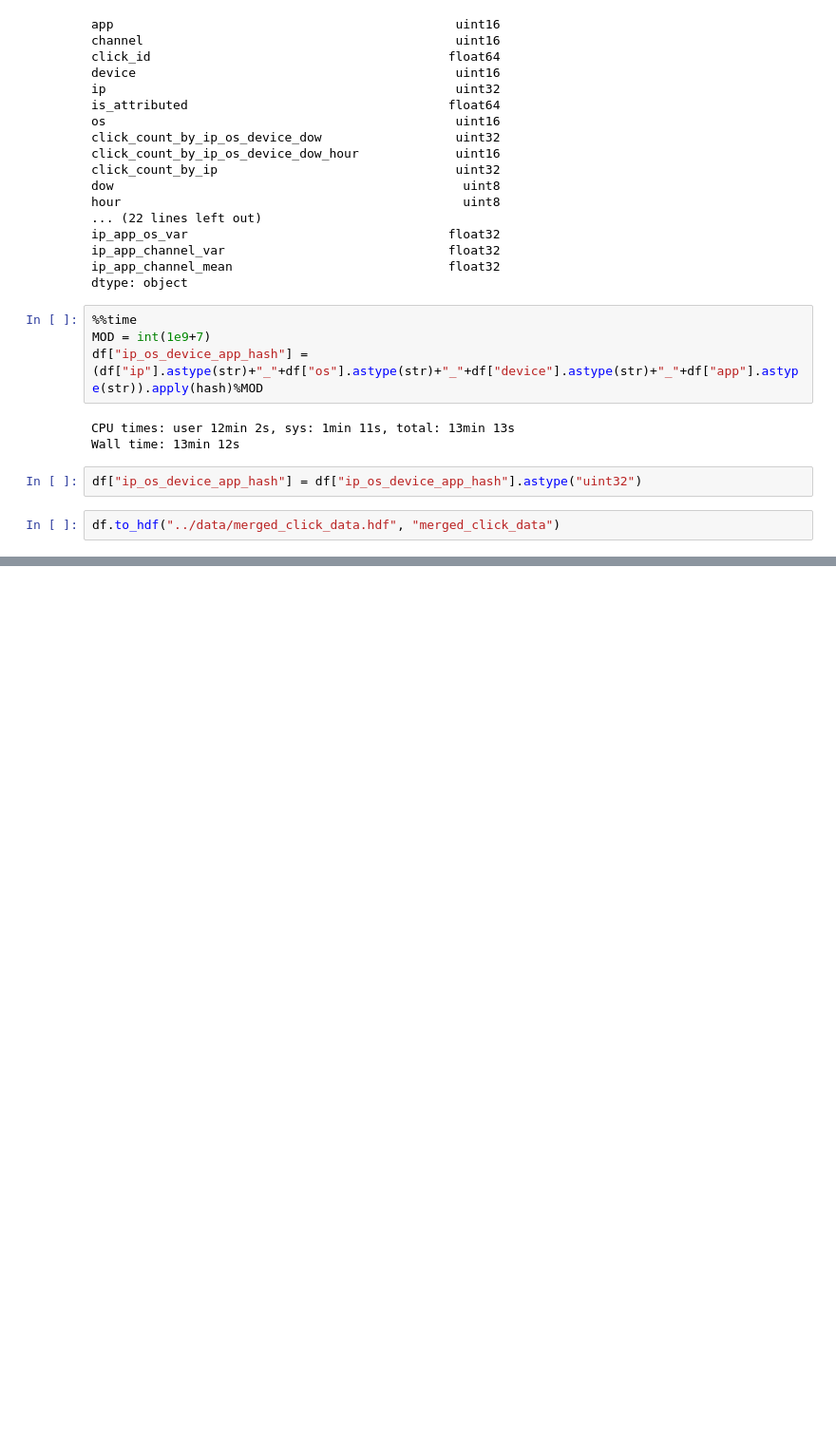
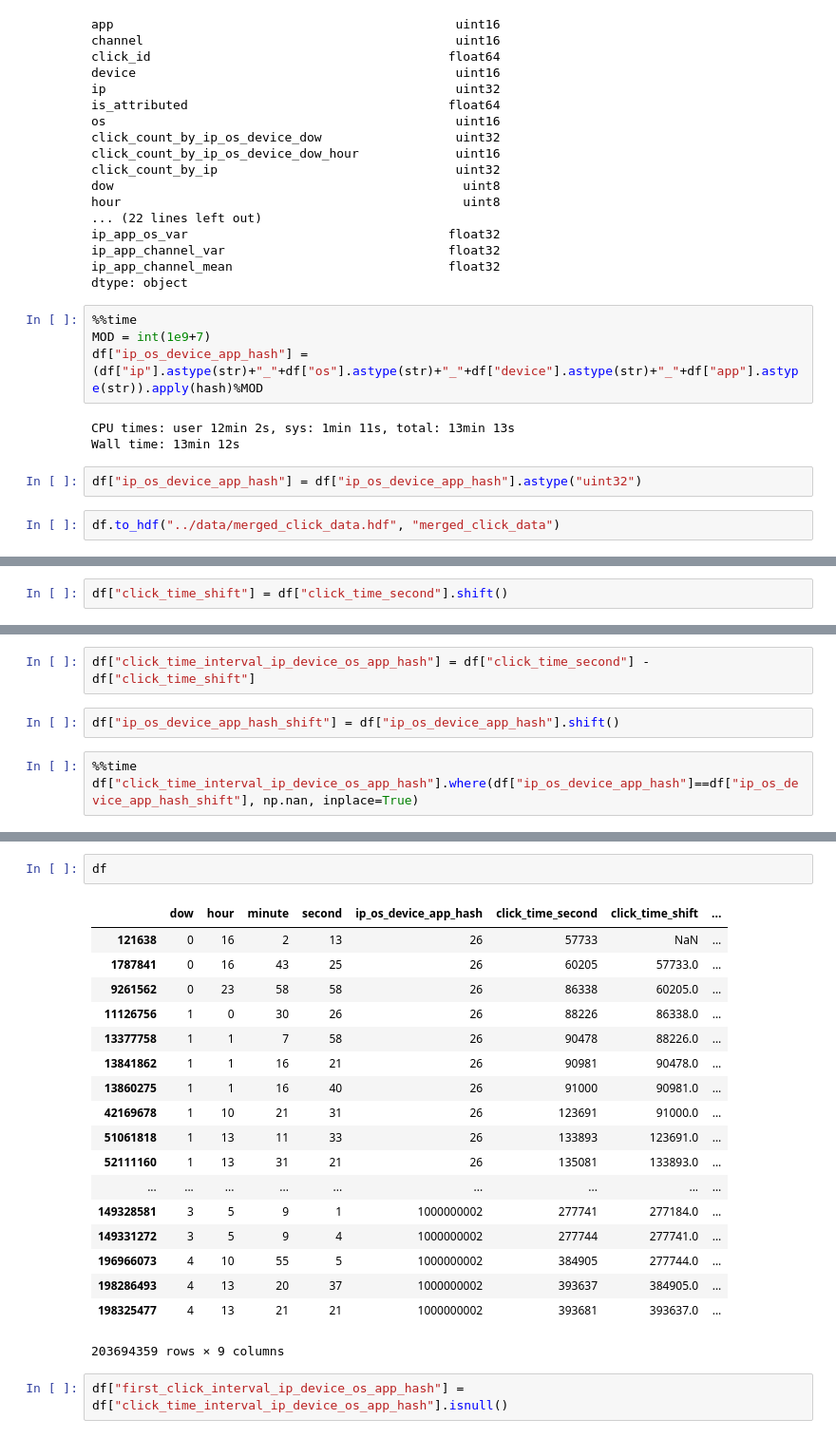
Before and after one commit to kenkoooo/talkingdata-adtracking-fraud-detection, a Jupyter notebook: kenkoooo/notebook/add_features.ipynb, the cells around one changed output, grey strips where cells are left out. Shown at 95% size. Drawn from its saved outputs; the diff is of its cells as text; blank space fills up the shorter version.

```diff
--- a/kenkoooo/notebook/add_features.ipynb
+++ b/kenkoooo/notebook/add_features.ipynb
@@ -227,0 +304,2 @@ df.to_hdf("../data/merged_click_data.hdf", "merged_click_data")
+# %%
+df["click_time_shift"] = df["click_time_second"].shift()
@@ -227,0 +327,7 @@ df.to_hdf("../data/merged_click_data.hdf", "merged_click_data")
+# %%
+df["click_time_interval_ip_device_os_app_hash"] = df["click_time_second"] - df["click_time_shift"]
+# %%
+df["ip_os_device_app_hash_shift"] = df["ip_os_device_app_hash"].shift()
+# %%
+%%time
+df["click_time_interval_ip_device_os_app_hash"].where(df["ip_os_device_app_hash"]==df["ip_os_device_app_hash_shift"], np.nan, inplace=True)
@@ -227,0 +337,23 @@ df.to_hdf("../data/merged_click_data.hdf", "merged_click_data")
+# %%
+df
+# %% [output]
+|  | dow | hour | minute | second | ip_os_device_app_hash | click_time_second | click_time_shift | ... |
+| 121638 | 0 | 16 | 2 | 13 | 26 | 57733 | NaN | ... |
+| 1787841 | 0 | 16 | 43 | 25 | 26 | 60205 | 57733.0 | ... |
+| 9261562 | 0 | 23 | 58 | 58 | 26 | 86338 | 60205.0 | ... |
+| 11126756 | 1 | 0 | 30 | 26 | 26 | 88226 | 86338.0 | ... |
+| 13377758 | 1 | 1 | 7 | 58 | 26 | 90478 | 88226.0 | ... |
+| 13841862 | 1 | 1 | 16 | 21 | 26 | 90981 | 90478.0 | ... |
+| 13860275 | 1 | 1 | 16 | 40 | 26 | 91000 | 90981.0 | ... |
+| 42169678 | 1 | 10 | 21 | 31 | 26 | 123691 | 91000.0 | ... |
+| 51061818 | 1 | 13 | 11 | 33 | 26 | 133893 | 123691.0 | ... |
+| 52111160 | 1 | 13 | 31 | 21 | 26 | 135081 | 133893.0 | ... |
+| ... | ... | ... | ... | ... | ... | ... | ... | ... |
+| 149328581 | 3 | 5 | 9 | 1 | 1000000002 | 277741 | 277184.0 | ... |
+| 149331272 | 3 | 5 | 9 | 4 | 1000000002 | 277744 | 277741.0 | ... |
+| 196966073 | 4 | 10 | 55 | 5 | 1000000002 | 384905 | 277744.0 | ... |
+| 198286493 | 4 | 13 | 20 | 37 | 1000000002 | 393637 | 384905.0 | ... |
+| 198325477 | 4 | 13 | 21 | 21 | 1000000002 | 393681 | 393637.0 | ... |
+203694359 rows × 9 columns
+# %%
+df["first_click_interval_ip_device_os_app_hash"] = df["click_time_interval_ip_device_os_app_hash"].isnull()
```
Also changed, not shown: parts of 31 cells of this notebook, 1 other file.
